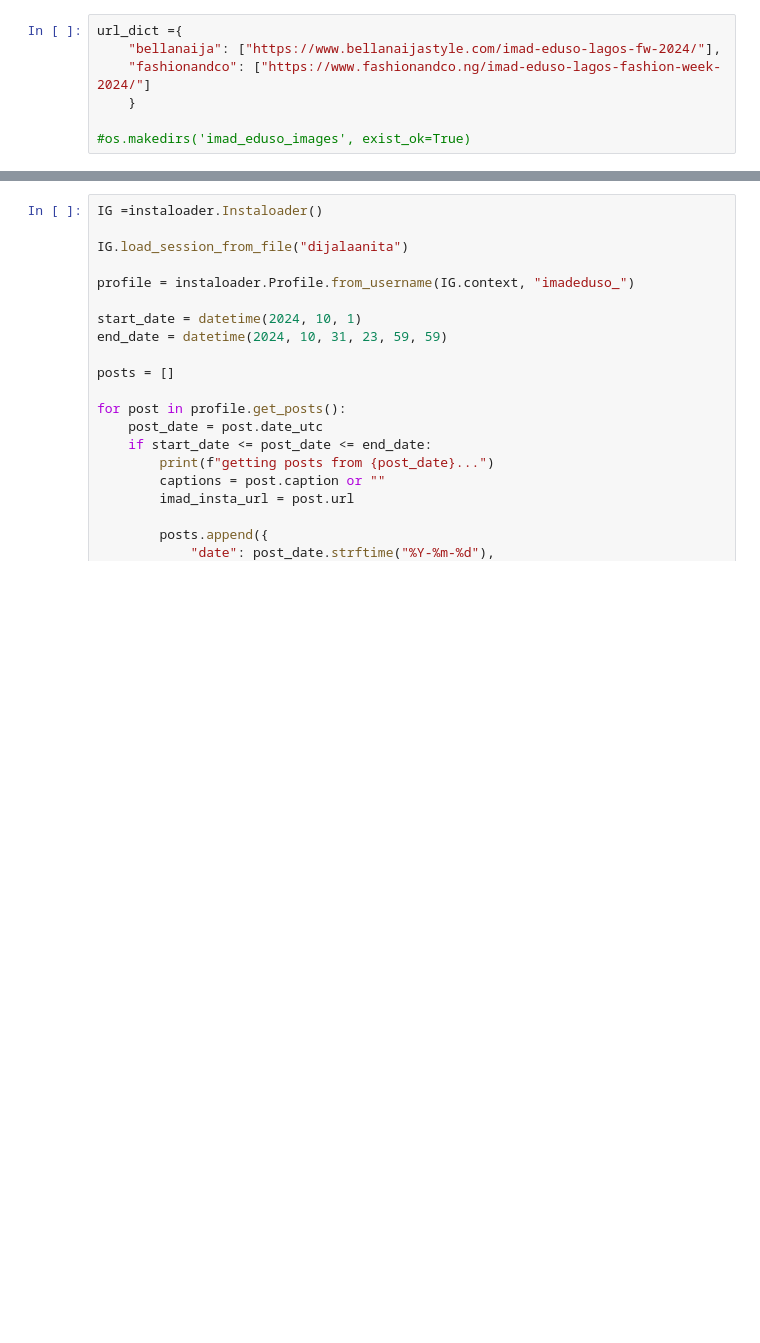
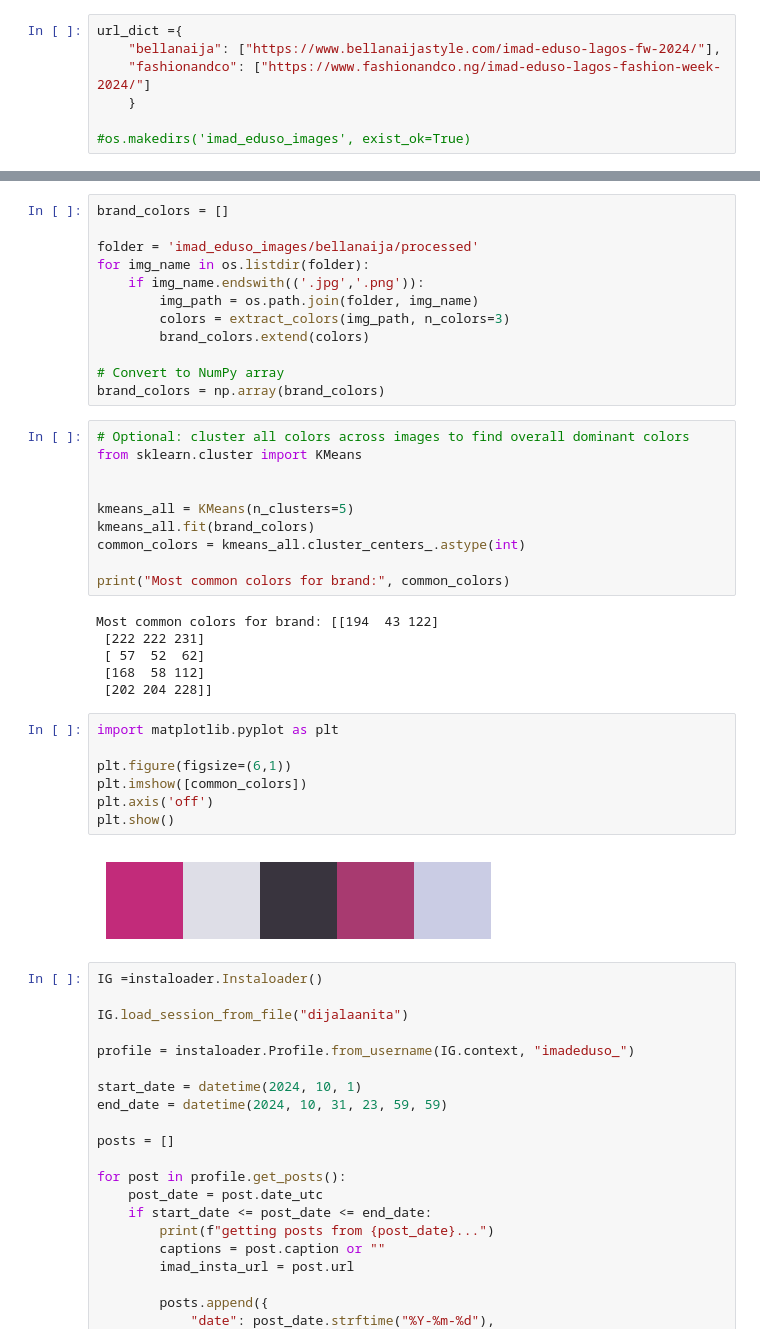
Before and after one commit to dijalaanita/Lagos-FW-2024-Analysis, a Jupyter notebook: main.ipynb, the cells around one changed output, grey strips where cells are left out. Saved outputs shown, nothing was run; the diff lists cells and outputs as text; blank space fills up the shorter version.

```diff
--- a/main.ipynb
+++ b/main.ipynb
@@ -180,3 +211,40 @@ plt.show()
+# %%
+brand_colors = []
+
+folder = 'imad_eduso_images/bellanaija/processed'
+for img_name in os.listdir(folder):
+    if img_name.endswith(('.jpg','.png')):
+        img_path = os.path.join(folder, img_name)
+        colors = extract_colors(img_path, n_colors=3)
+        brand_colors.extend(colors)
+
+# Convert to NumPy array
+brand_colors = np.array(brand_colors)
+# %%
+# Optional: cluster all colors across images to find overall dominant colors
+from sklearn.cluster import KMeans
+
+
+kmeans_all = KMeans(n_clusters=5)
+kmeans_all.fit(brand_colors)
+common_colors = kmeans_all.cluster_centers_.astype(int)
+
+print("Most common colors for brand:", common_colors)
+# %% [output]
+Most common colors for brand: [[194  43 122]
+ [222 222 231]
+ [ 57  52  62]
+ [168  58 112]
+ [202 204 228]]
+# %%
+import matplotlib.pyplot as plt
+
+plt.figure(figsize=(6,1))
+plt.imshow([common_colors])
+plt.axis('off')
+plt.show()
+# %% [output]
+[figure, added]
 # %%
 IG =instaloader.Instaloader()
 
```
Also changed, not shown: parts of 5 cells of this notebook.
